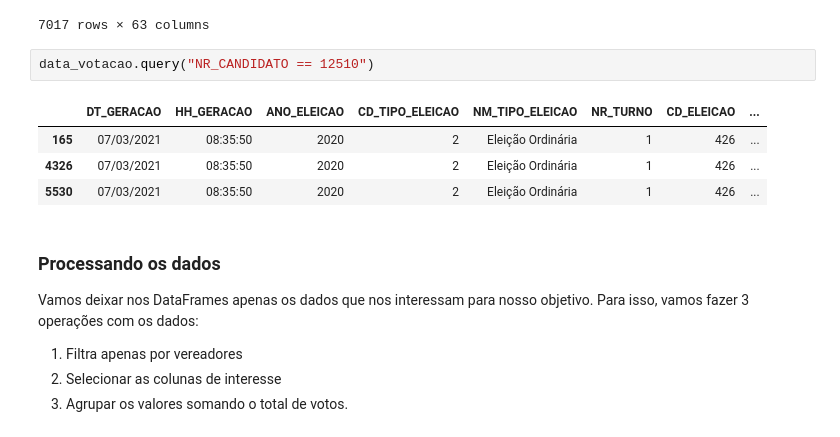
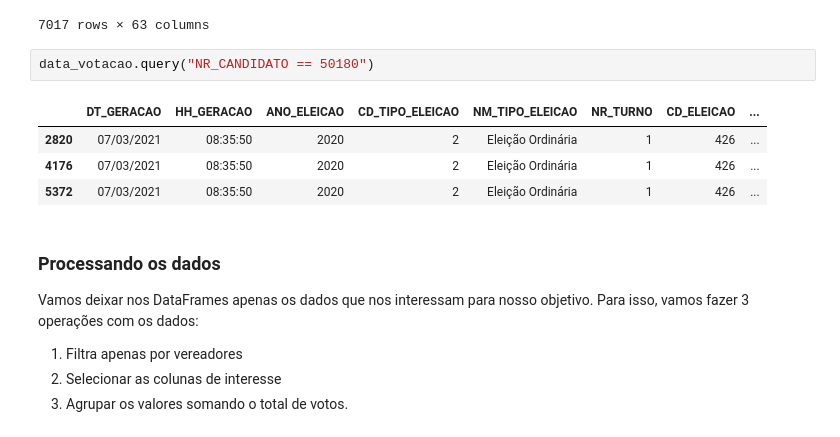
Before and after one commit to adolfoguimaraes/minicurso_dadosabertos, a Jupyter notebook: Material.ipynb, the cells around one changed output. Drawn from its saved outputs; the diff is of its cells as text.

```diff
--- a/Material.ipynb
+++ b/Material.ipynb
@@ -120,12 +124,12 @@ data_candidatos
 | 7016 | 15/04/2021 | 19:18:46 | 2020 | 2 | ELEIÇÃO ORDINÁRIA | 1 | 426 | ... |
 7017 rows × 63 columns
 # %%
-data_votacao.query("NR_CANDIDATO == 12510")
+data_votacao.query("NR_CANDIDATO == 50180")
 # %% [output]
 |  | DT_GERACAO | HH_GERACAO | ANO_ELEICAO | CD_TIPO_ELEICAO | NM_TIPO_ELEICAO | NR_TURNO | CD_ELEICAO | ... |
-| 165 | 07/03/2021 | 08:35:50 | 2020 | 2 | Eleição Ordinária | 1 | 426 | ... |
-| 4326 | 07/03/2021 | 08:35:50 | 2020 | 2 | Eleição Ordinária | 1 | 426 | ... |
-| 5530 | 07/03/2021 | 08:35:50 | 2020 | 2 | Eleição Ordinária | 1 | 426 | ... |
+| 2820 | 07/03/2021 | 08:35:50 | 2020 | 2 | Eleição Ordinária | 1 | 426 | ... |
+| 4176 | 07/03/2021 | 08:35:50 | 2020 | 2 | Eleição Ordinária | 1 | 426 | ... |
+| 5372 | 07/03/2021 | 08:35:50 | 2020 | 2 | Eleição Ordinária | 1 | 426 | ... |
 # %% [markdown]
 ### Processando os dados
 
```
Also changed, not shown: parts of 17 cells of this notebook.
